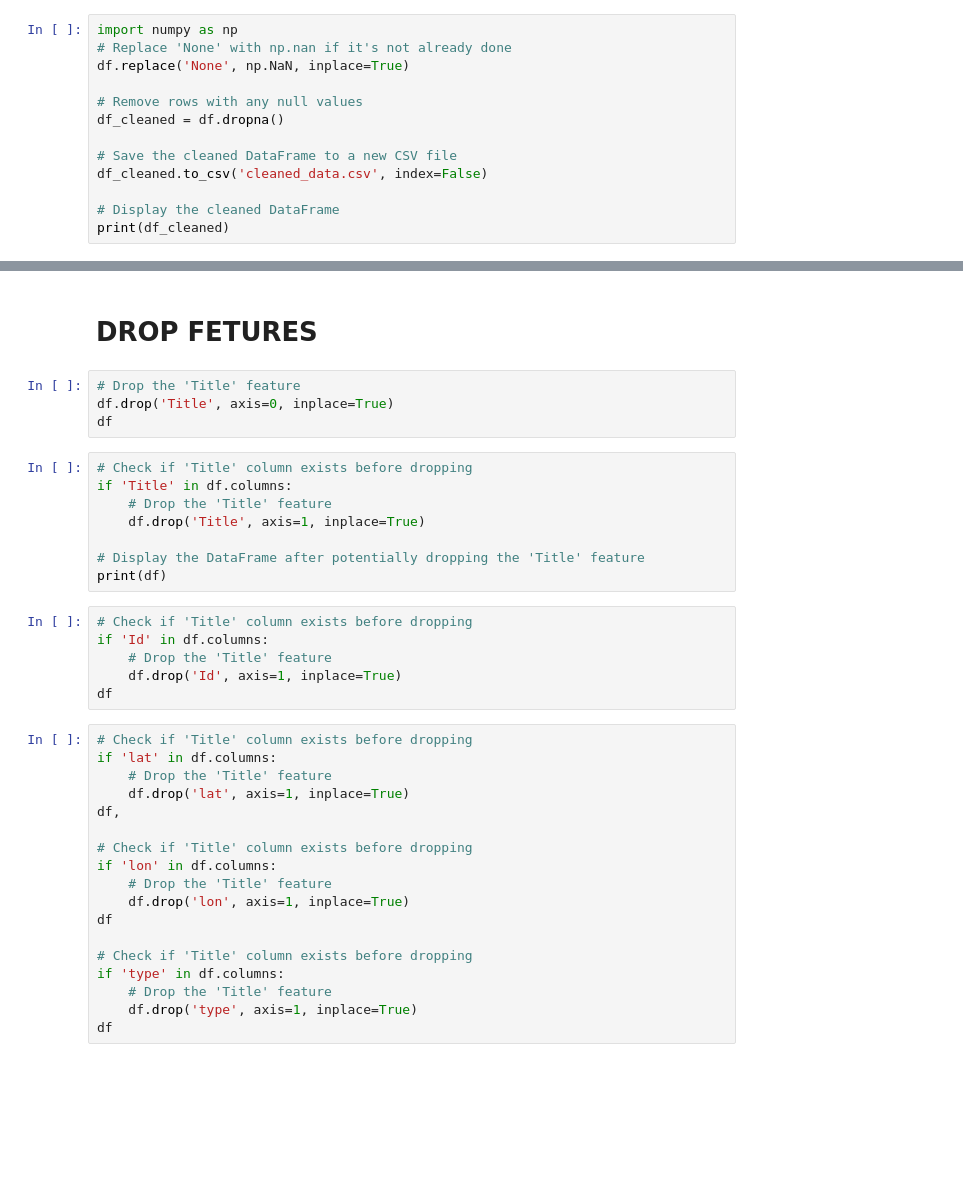
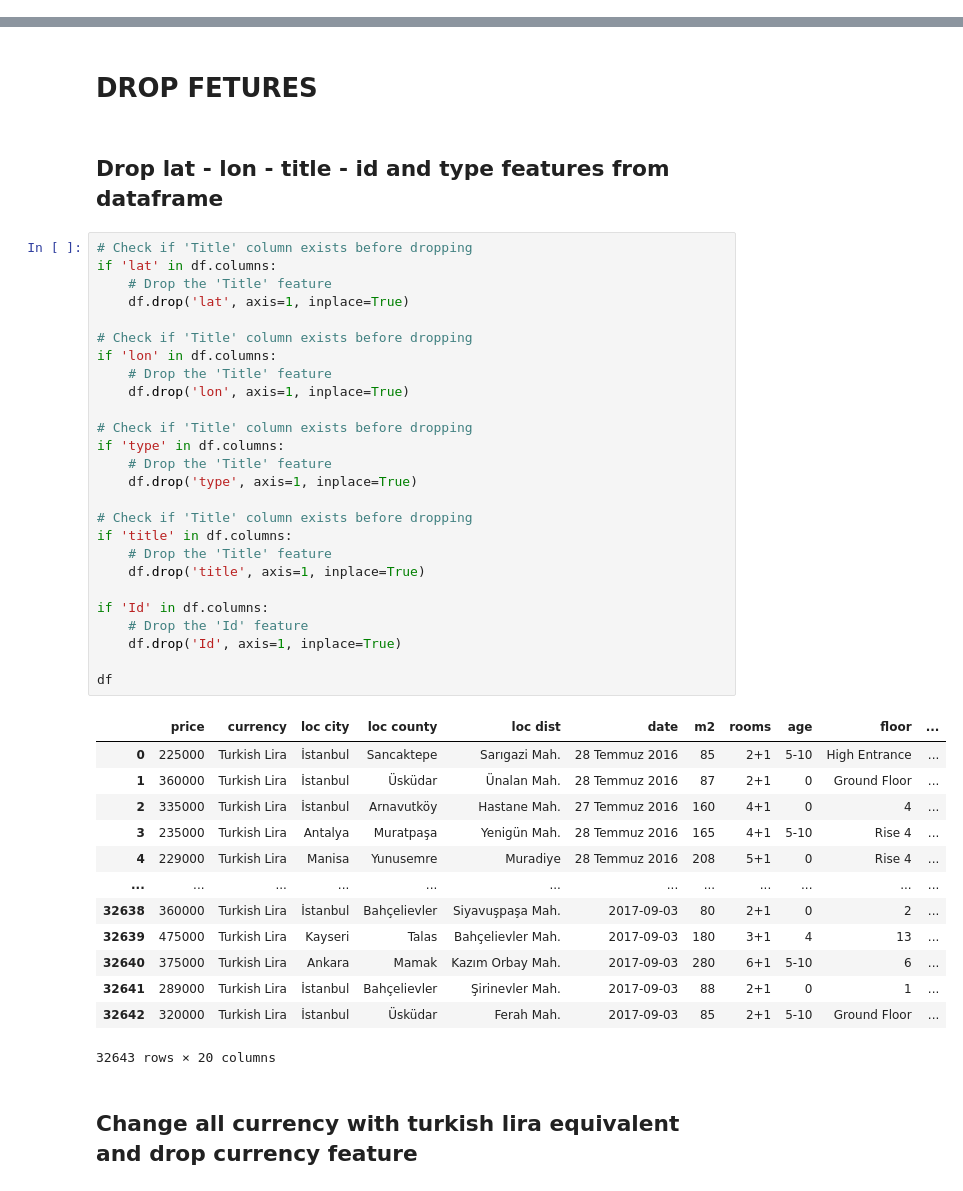
Before and after one commit to hudayiasik/data-mining-project, a Jupyter notebook: main.ipynb, the cells around one changed output, grey strips where cells are left out. Saved outputs shown, nothing was run; the diff lists cells and outputs as text; blank space fills up the shorter version.

```diff
--- a/main.ipynb
+++ b/main.ipynb
@@ -39,13 +110,0 @@ null_bath_rows
-# %%
-import numpy as np
-# Replace 'None' with np.nan if it's not already done
-df.replace('None', np.NaN, inplace=True)
-
-# Remove rows with any null values
-df_cleaned = df.dropna()
-
-# Save the cleaned DataFrame to a new CSV file
-df_cleaned.to_csv('cleaned_data.csv', index=False)
-
-# Display the cleaned DataFrame
-print(df_cleaned)
@@ -62,39 +128,47 @@ df.values
 # %% [markdown]
 # DROP FETURES
-# %%
-# Drop the 'Title' feature
-df.drop('Title', axis=0, inplace=True)
-df
-# %%
-# Check if 'Title' column exists before dropping
-if 'Title' in df.columns:
-    # Drop the 'Title' feature
-    df.drop('Title', axis=1, inplace=True)
-
-# Display the DataFrame after potentially dropping the 'Title' feature
-print(df)
-# %%
-# Check if 'Title' column exists before dropping
-if 'Id' in df.columns:
-    # Drop the 'Title' feature
-    df.drop('Id', axis=1, inplace=True)
-df
+# %% [markdown]
+## Drop lat - lon - title - id and type features from dataframe
 # %%
 # Check if 'Title' column exists before dropping
 if 'lat' in df.columns:
     # Drop the 'Title' feature
     df.drop('lat', axis=1, inplace=True)
-df,
 
 # Check if 'Title' column exists before dropping
 if 'lon' in df.columns:
     # Drop the 'Title' feature
     df.drop('lon', axis=1, inplace=True)
-df
 
 # Check if 'Title' column exists before dropping
 if 'type' in df.columns:
     # Drop the 'Title' feature
     df.drop('type', axis=1, inplace=True)
+
+# Check if 'Title' column exists before dropping
+if 'title' in df.columns:
+    # Drop the 'Title' feature
+    df.drop('title', axis=1, inplace=True)
+
+if 'Id' in df.columns:
+    # Drop the 'Id' feature
+    df.drop('Id', axis=1, inplace=True)
+
 df
+# %% [output]
+|  | price | currency | loc city | loc county | loc dist | date | m2 | rooms | age | floor | ... |
+| 0 | 225000 | Turkish Lira | İstanbul | Sancaktepe | Sarıgazi Mah. | 28 Temmuz 2016 | 85 | 2+1 | 5-10 | High Entrance | ... |
+| 1 | 360000 | Turkish Lira | İstanbul | Üsküdar | Ünalan Mah. | 28 Temmuz 2016 | 87 | 2+1 | 0 | Ground Floor | ... |
+| 2 | 335000 | Turkish Lira | İstanbul | Arnavutköy | Hastane Mah. | 27 Temmuz 2016 | 160 | 4+1 | 0 | 4 | ... |
+| 3 | 235000 | Turkish Lira | Antalya | Muratpaşa | Yenigün Mah. | 28 Temmuz 2016 | 165 | 4+1 | 5-10 | Rise 4 | ... |
+| 4 | 229000 | Turkish Lira | Manisa | Yunusemre | Muradiye | 28 Temmuz 2016 | 208 | 5+1 | 0 | Rise 4 | ... |
+| ... | ... | ... | ... | ... | ... | ... | ... | ... | ... | ... | ... |
+| 32638 | 360000 | Turkish Lira | İstanbul | Bahçelievler | Siyavuşpaşa Mah. | 2017-09-03 | 80 | 2+1 | 0 | 2 | ... |
+| 32639 | 475000 | Turkish Lira | Kayseri | Talas | Bahçelievler Mah. | 2017-09-03 | 180 | 3+1 | 4 | 13 | ... |
+| 32640 | 375000 | Turkish Lira | Ankara | Mamak | Kazım Orbay Mah. | 2017-09-03 | 280 | 6+1 | 5-10 | 6 | ... |
+| 32641 | 289000 | Turkish Lira | İstanbul | Bahçelievler | Şirinevler Mah. | 2017-09-03 | 88 | 2+1 | 0 | 1 | ... |
+| 32642 | 320000 | Turkish Lira | İstanbul | Üsküdar | Ferah Mah. | 2017-09-03 | 85 | 2+1 | 5-10 | Ground Floor | ... |
+32643 rows × 20 columns
+# %% [markdown]
+## Change all currency with turkish lira equivalent and drop currency feature
 # %%
```
Also changed, not shown: parts of 23 cells of this notebook, 2 other files.
